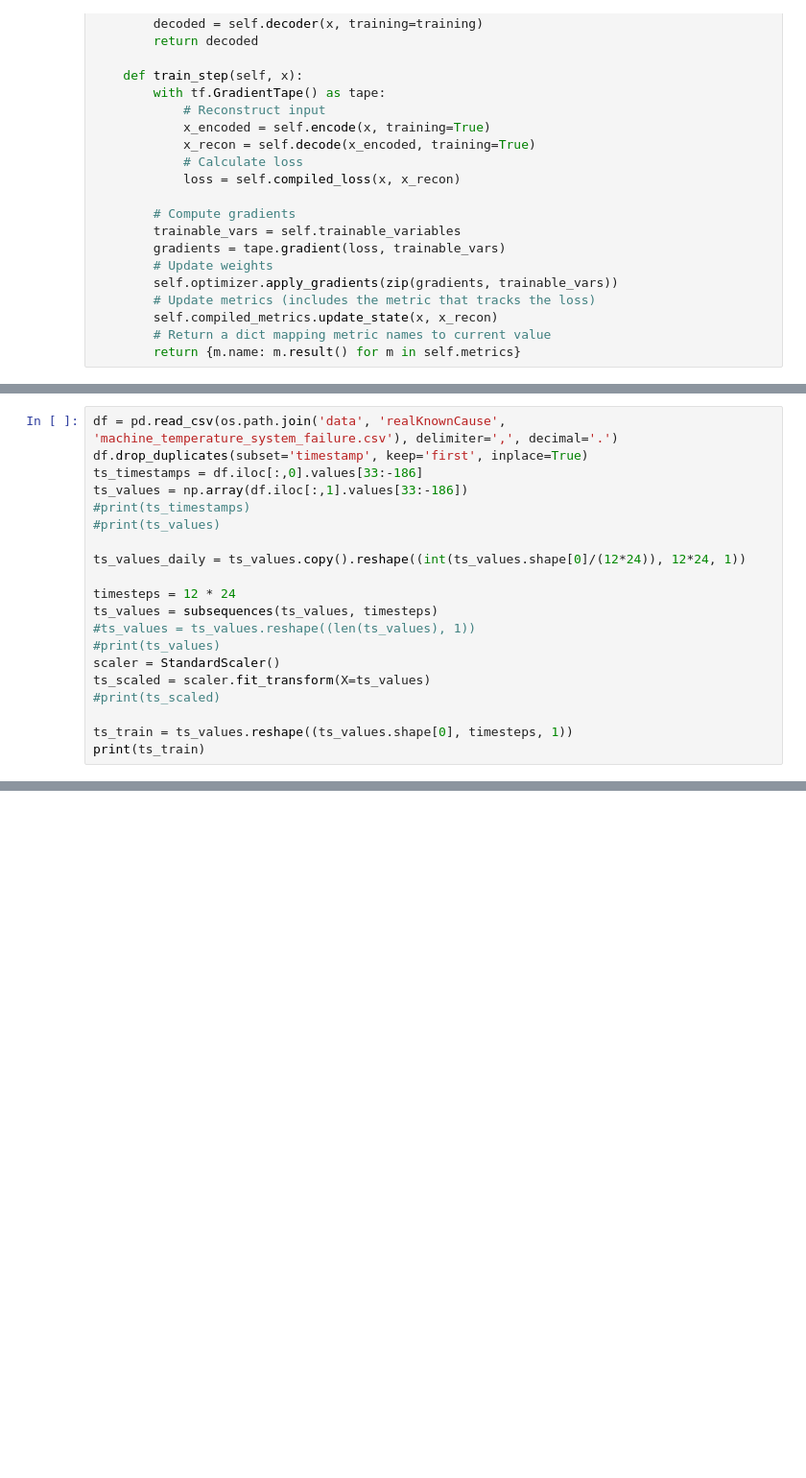
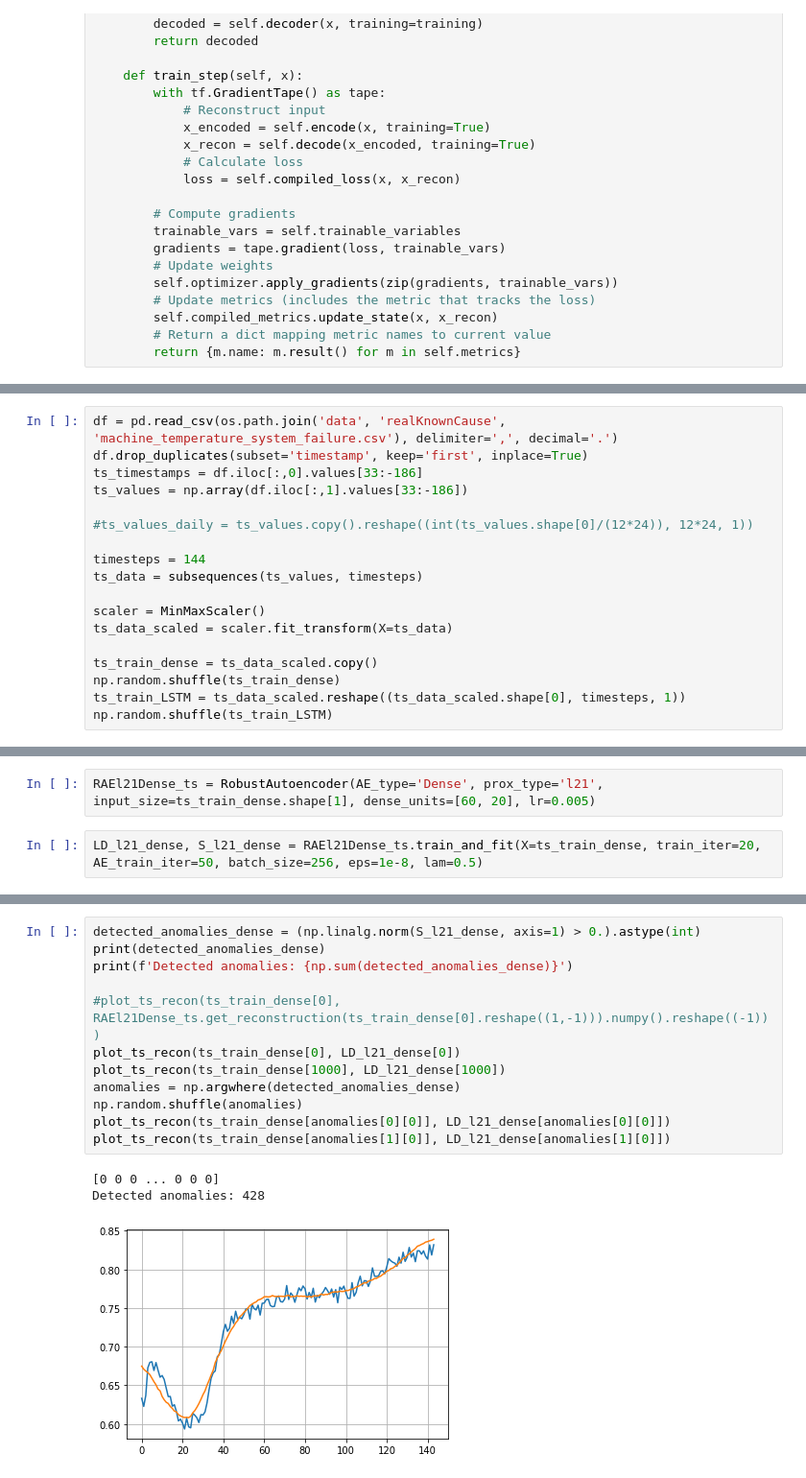
Before and after one commit to AlexThirty/SaMLMfTSA, a Jupyter notebook: RDAE.ipynb, the cells around one changed output, grey strips where cells are left out. Shown at 96% size. Cells and saved outputs as stored; diff of their text form; blank space fills up the shorter version.

```diff
--- a/RDAE.ipynb
+++ b/RDAE.ipynb
@@ -442,18 +375,16 @@ df = pd.read_csv(os.path.join('data', 'realKnownCause', 'machine_temperature_sys
 df.drop_duplicates(subset='timestamp', keep='first', inplace=True)
 ts_timestamps = df.iloc[:,0].values[33:-186]
 ts_values = np.array(df.iloc[:,1].values[33:-186])
-#print(ts_timestamps)
-#print(ts_values)
 
-ts_values_daily = ts_values.copy().reshape((int(ts_values.shape[0]/(12*24)), 12*24, 1))
+#ts_values_daily = ts_values.copy().reshape((int(ts_values.shape[0]/(12*24)), 12*24, 1))
 
-timesteps = 12 * 24
-ts_values = subsequences(ts_values, timesteps)
-#ts_values = ts_values.reshape((len(ts_values), 1))
-#print(ts_values)
-scaler = StandardScaler()
-ts_scaled = scaler.fit_transform(X=ts_values)
-#print(ts_scaled)
+timesteps = 144
+ts_data = subsequences(ts_values, timesteps)
 
-ts_train = ts_values.reshape((ts_values.shape[0], timesteps, 1))
-print(ts_train)
+scaler = MinMaxScaler()
+ts_data_scaled = scaler.fit_transform(X=ts_data)
+
+ts_train_dense = ts_data_scaled.copy()
+np.random.shuffle(ts_train_dense)
+ts_train_LSTM = ts_data_scaled.reshape((ts_data_scaled.shape[0], timesteps, 1))
+np.random.shuffle(ts_train_LSTM)
@@ -477,0 +391,4 @@ print(ts_train)
+# %%
+RAEl21Dense_ts = RobustAutoencoder(AE_type='Dense', prox_type='l21', input_size=ts_train_dense.shape[1], dense_units=[60, 20], lr=0.005)
+# %%
+LD_l21_dense, S_l21_dense = RAEl21Dense_ts.train_and_fit(X=ts_train_dense, train_iter=20, AE_train_iter=50, batch_size=256, eps=1e-8, lam=0.5)
@@ -477,0 +413,16 @@ print(ts_train)
+# %%
+detected_anomalies_dense = (np.linalg.norm(S_l21_dense, axis=1) > 0.).astype(int)
+print(detected_anomalies_dense)
+print(f'Detected anomalies: {np.sum(detected_anomalies_dense)}')
+
+#plot_ts_recon(ts_train_dense[0], RAEl21Dense_ts.get_reconstruction(ts_train_dense[0].reshape((1,-1))).numpy().reshape((-1)))
+plot_ts_recon(ts_train_dense[0], LD_l21_dense[0])
+plot_ts_recon(ts_train_dense[1000], LD_l21_dense[1000])
+anomalies = np.argwhere(detected_anomalies_dense)
+np.random.shuffle(anomalies)
+plot_ts_recon(ts_train_dense[anomalies[0][0]], LD_l21_dense[anomalies[0][0]])
+plot_ts_recon(ts_train_dense[anomalies[1][0]], LD_l21_dense[anomalies[1][0]])
+# %% [output]
+[0 0 0 ... 0 0 0]
+Detected anomalies: 428
+[figure, added]
```
Also changed, not shown: parts of 23 cells of this notebook, 9 other files.
